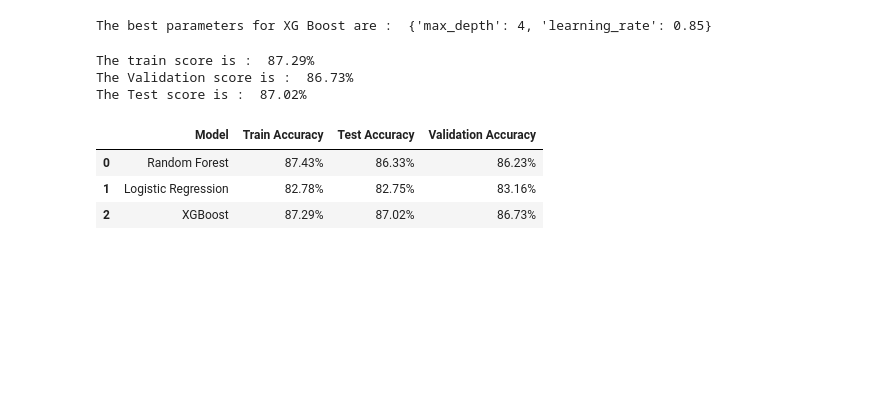
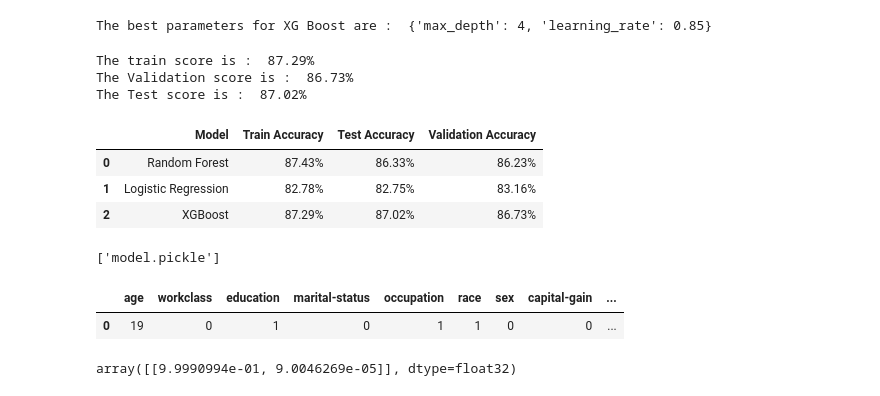
Before and after one commit to Birinder1469/Adult-Data_Income_Analysis, a Jupyter notebook: Adult-Dataset_Analysis.ipynb, the cells around one changed output. Cells and saved outputs as stored; diff of their text form; code cells hidden in the pictures; blank space fills up the shorter version.

```diff
--- a/Adult-Dataset_Analysis.ipynb
+++ b/Adult-Dataset_Analysis.ipynb
@@ -596,0 +605,14 @@ pd.DataFrame({'Model':['Random Forest','Logistic Regression','XGBoost'],
+# %%
+with open('dtypes.pickle', 'wb') as fh:
+    pickle.dump(X_train.dtypes, fh)
+# %%
+from sklearn.externals import joblib
+joblib.dump(model_best, 'model.pickle')
+# %% [output]
+['model.pickle']
+# %%
+with open('columns.json', 'r') as fh:
+    columns = json.load(fh)
+# %%
+with open('dtypes.pickle', 'rb') as fh:
+    dtypes = pickle.load(fh)
@@ -596,0 +621,15 @@ pd.DataFrame({'Model':['Random Forest','Logistic Regression','XGBoost'],
+# %%
+new_obs_str = '{"age": 19, "workclass":0 , "education": 1, "marital-status": 0, "occupation": 1, "race": 1, "sex": 0, "capital-gain": 0,"capital-loss":0,"hours-per-week":25,"native-country":1}'
+new_obs_dict = json.loads(new_obs_str)
+obs = pd.DataFrame([new_obs_dict], columns=columns)
+obs = obs.astype(dtypes)
+# %%
+obs
+# %% [output]
+|  | age | workclass | education | marital-status | occupation | race | sex | capital-gain | ... |
+| 0 | 19 | 0 | 1 | 0 | 1 | 1 | 0 | 0 | ... |
+# %%
+outcome = pipeline.predict_proba(obs)
+outcome
+# %% [output]
+array([[9.9990994e-01, 9.0046269e-05]], dtype=float32)
```
Also changed, not shown: parts of 6 cells of this notebook, 1 other file.
